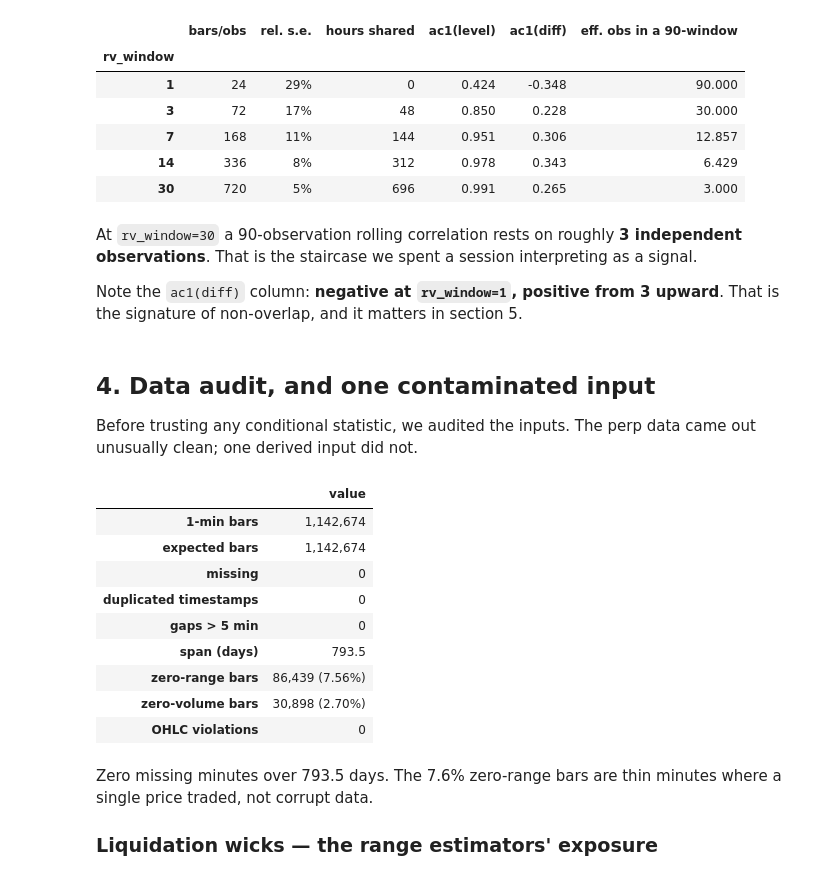
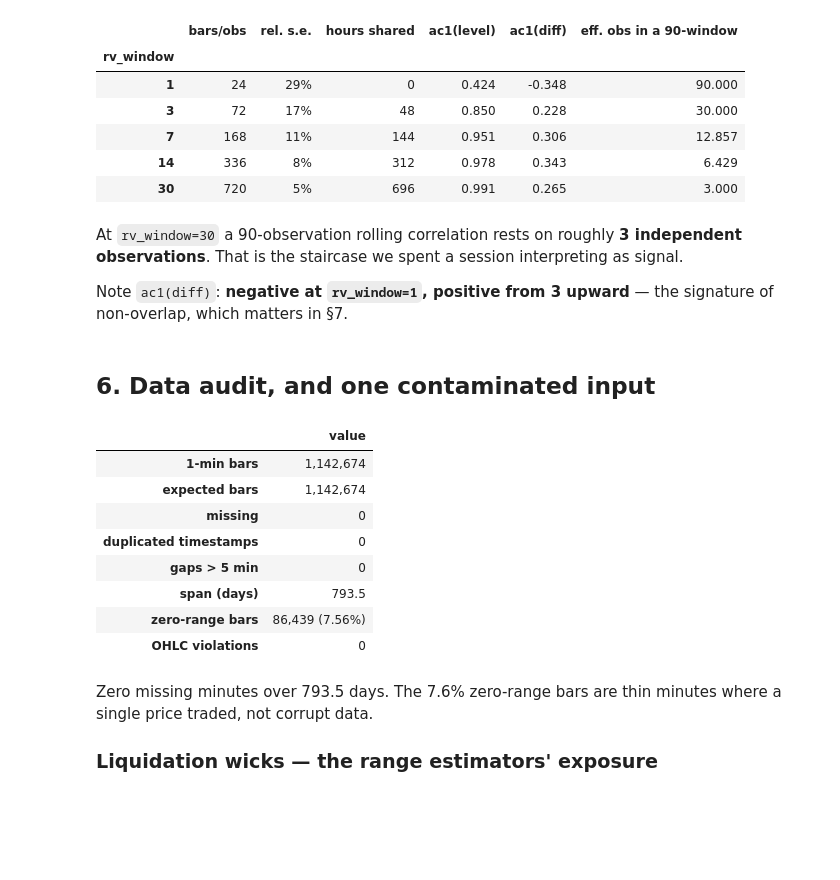
Before and after one commit to wiillytom/svi_modeling, a Jupyter notebook: volatility_surface/notebooks/vrp_leverage_summary.ipynb, the cells around one changed output. Drawn from its saved outputs; the diff is of its cells as text; code cells hidden in the pictures; blank space fills up the shorter version.

```diff
--- a/volatility_surface/notebooks/vrp_leverage_summary.ipynb
+++ b/volatility_surface/notebooks/vrp_leverage_summary.ipynb
@@ -271,45 +487,38 @@ pd.DataFrame(rows).set_index("rv_window").round(3)
 | 30 | 720 | 5% | 696 | 0.991 | 0.265 | 3.000 |
 # %% [markdown]
 At `rv_window=30` a 90-observation rolling correlation rests on roughly **3 independent
-observations**. That is the staircase we spent a session interpreting as a signal.
+observations**. That is the staircase we spent a session interpreting as signal.
 
-Note the `ac1(diff)` column: **negative at `rv_window=1`, positive from 3 upward**. That is
-the signature of non-overlap, and it matters in section 5.
+Note `ac1(diff)`: **negative at `rv_window=1`, positive from 3 upward** — the signature of
+non-overlap, which matters in §7.
-# %% [markdown]
-<a id="sec4"></a>
-## 4. Data audit, and one contaminated input
-
-Before trusting any conditional statistic, we audited the inputs. The perp data came out
-unusually clean; one derived input did not.
+# %% [markdown]
+<a id="sec6"></a>
+## 6. Data audit, and one contaminated input
 # %%
 d = pd.read_parquet(PERP)
 d.index = pd.to_datetime(d["timestamp_ms"], unit="ms", utc=True)
 span = d.index.max() - d.index.min()
 expected = int(span.total_seconds() / 60) + 1
 gaps = d.index.to_series().diff()
-
-audit = pd.Series({
-    "1-min bars":              f"{len(d):,}",
-    "expected bars":           f"{expected:,}",
-    "missing":                 f"{expected - len(d):,}",
-    "duplicated timestamps":   int(d["timestamp_ms"].duplicated().sum()),
-    "gaps > 5 min":            int((gaps > pd.Timedelta('5min')).sum()),
-    "span (days)":             f"{span.total_seconds()/86400:.1f}",
-    "zero-range bars":         f"{(d['high']==d['low']).sum():,} ({(d['high']==d['low']).mean():.2%})",
-    "zero-volume bars":        f"{(d['volume']==0).sum():,} ({(d['volume']==0).mean():.2%})",
-    "OHLC violations":         int((d['high'] < d['low']).sum()),
-}, name="value")
-audit.to_frame()
+pd.Series({
+    "1-min bars":            f"{len(d):,}",
+    "expected bars":         f"{expected:,}",
+    "missing":               f"{expected - len(d):,}",
+    "duplicated timestamps": int(d["timestamp_ms"].duplicated().sum()),
+    "gaps > 5 min":          int((gaps > pd.Timedelta('5min')).sum()),
+    "span (days)":           f"{span.total_seconds()/86400:.1f}",
+    "zero-range bars":       f"{(d['high']==d['low']).sum():,} ({(d['high']==d['low']).mean():.2%})",
+    "OHLC violations":       int((d['high'] < d['low']).sum()),
+}, name="value").to_frame()
 # %% [output]
 |  | value |
 | 1-min bars | 1,142,674 |
 | expected bars | 1,142,674 |
 | missing | 0 |
 | duplicated timestamps | 0 |
 | gaps > 5 min | 0 |
 | span (days) | 793.5 |
 | zero-range bars | 86,439 (7.56%) |
-| zero-volume bars | 30,898 (2.70%) |
 | OHLC violations | 0 |
 # %% [markdown]
 Zero missing minutes over 793.5 days. The 7.6% zero-range bars are thin minutes where a
```
Also changed, not shown: parts of 51 cells of this notebook.
